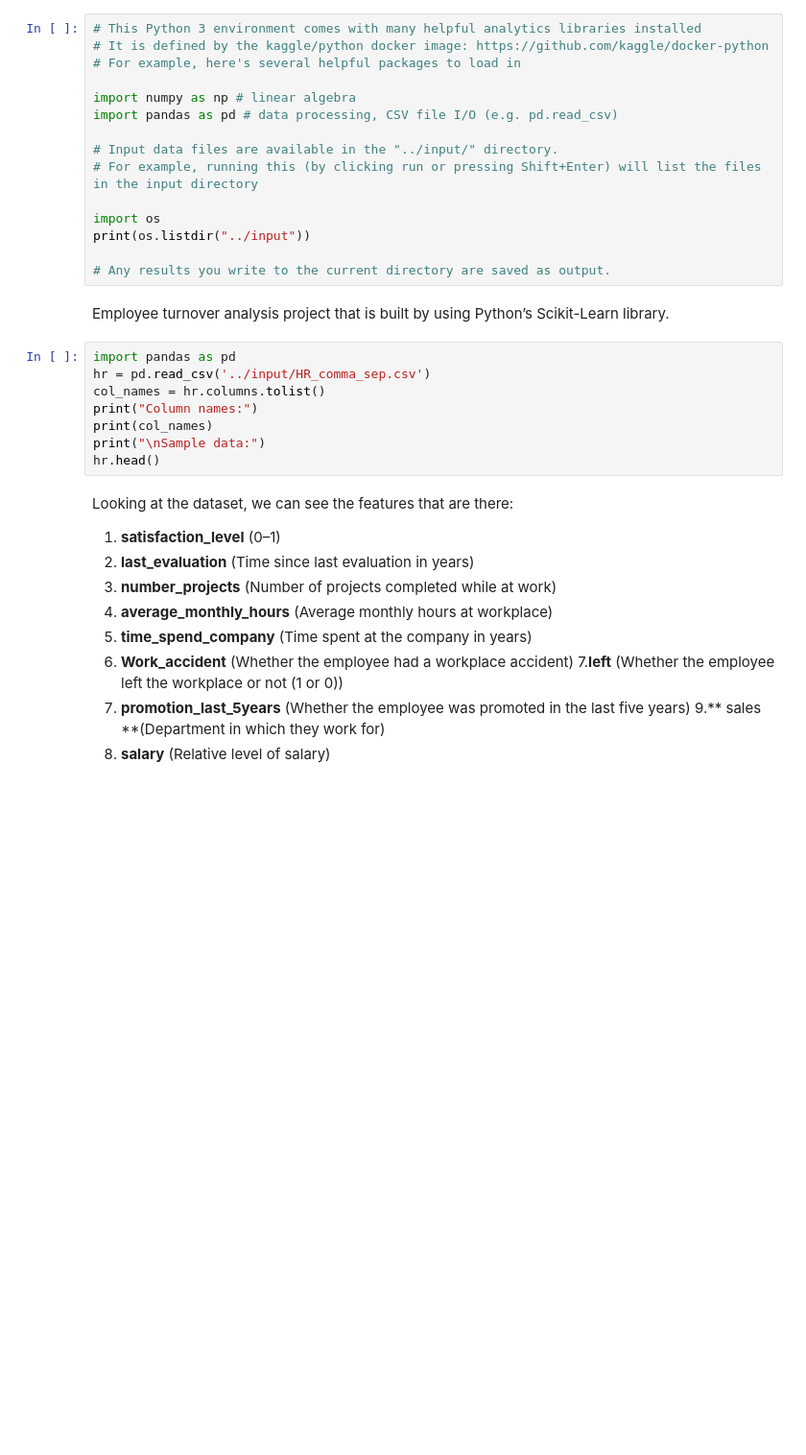
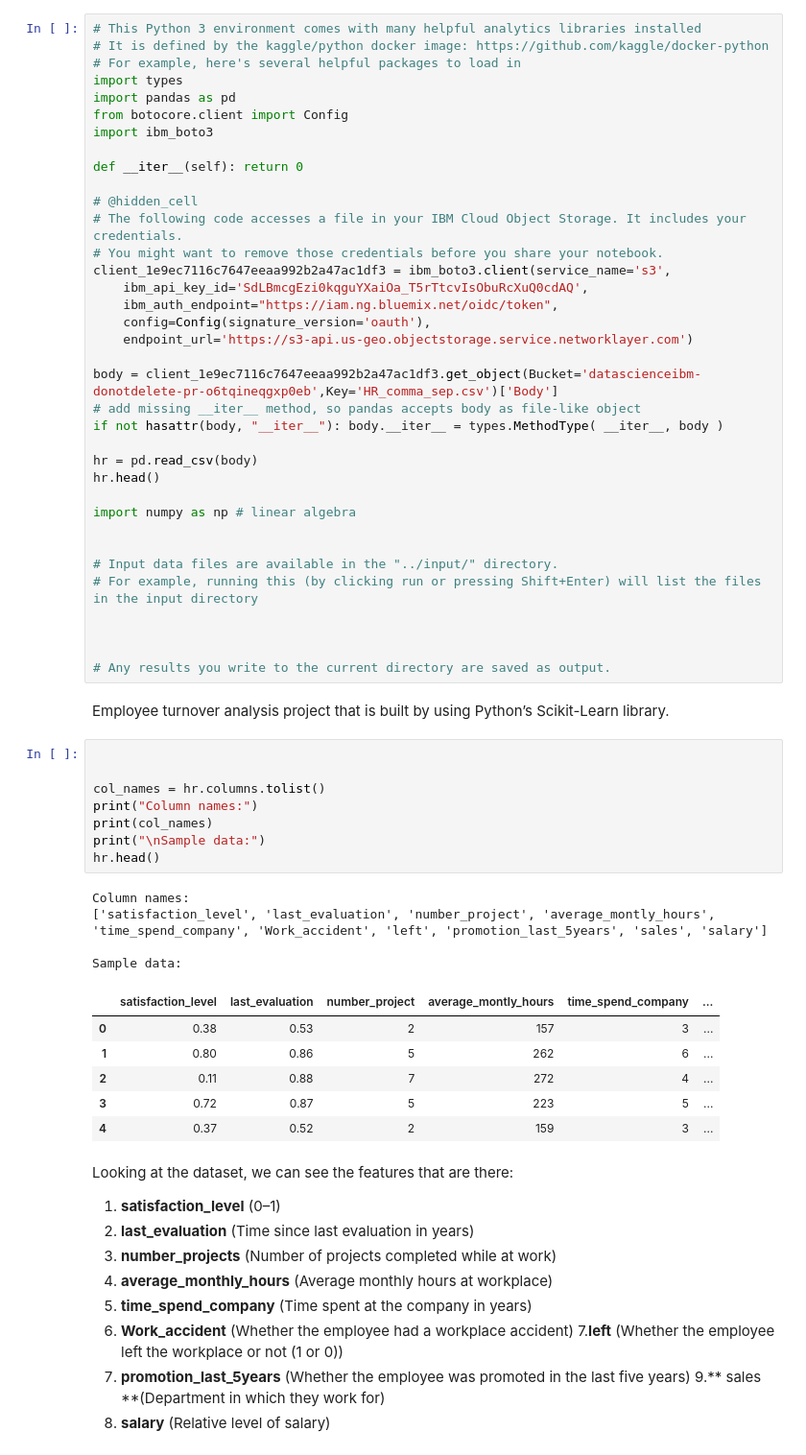
Before and after one commit to Rajdeep1231/Employee-turnover-using-ML, a Jupyter notebook: Employee Turnover using ML.ipynb, the cells around one changed output. Shown: that part at 96% size. Cells and saved outputs as stored; diff of their text form; blank space fills up the shorter version.

```diff
--- a/Employee Turnover using ML.ipynb
+++ b/Employee Turnover using ML.ipynb
@@ -2,27 +2,59 @@
 # This Python 3 environment comes with many helpful analytics libraries installed
 # It is defined by the kaggle/python docker image: https://github.com/kaggle/docker-python
 # For example, here's several helpful packages to load in
+import types
+import pandas as pd
+from botocore.client import Config
+import ibm_boto3
+
+def __iter__(self): return 0
+
+# @hidden_cell
+# The following code accesses a file in your IBM Cloud Object Storage. It includes your credentials.
+# You might want to remove those credentials before you share your notebook.
+client_1e9ec7116c7647eeaa992b2a47ac1df3 = ibm_boto3.client(service_name='s3',
+    ibm_api_key_id='SdLBmcgEzi0kqguYXaiOa_T5rTtcvIsObuRcXuQ0cdAQ',
+    ibm_auth_endpoint="https://iam.ng.bluemix.net/oidc/token",
+    config=Config(signature_version='oauth'),
+    endpoint_url='https://s3-api.us-geo.objectstorage.service.networklayer.com')
+
+body = client_1e9ec7116c7647eeaa992b2a47ac1df3.get_object(Bucket='datascienceibm-donotdelete-pr-o6tqineqgxp0eb',Key='HR_comma_sep.csv')['Body']
+# add missing __iter__ method, so pandas accepts body as file-like object
+if not hasattr(body, "__iter__"): body.__iter__ = types.MethodType( __iter__, body )
+
+hr = pd.read_csv(body)
+hr.head()
 
 import numpy as np # linear algebra
-import pandas as pd # data processing, CSV file I/O (e.g. pd.read_csv)
+
 
 # Input data files are available in the "../input/" directory.
 # For example, running this (by clicking run or pressing Shift+Enter) will list the files in the input directory
 
-import os
-print(os.listdir("../input"))
+
 
 # Any results you write to the current directory are saved as output.
 # %% [markdown]
 Employee turnover analysis project that is built by using Python’s Scikit-Learn library.
 # %%
-import pandas as pd
-hr = pd.read_csv('../input/HR_comma_sep.csv')
+
+
 col_names = hr.columns.tolist()
 print("Column names:")
 print(col_names)
 print("\nSample data:")
 hr.head()
+# %% [output]
+Column names:
+['satisfaction_level', 'last_evaluation', 'number_project', 'average_montly_hours', 'time_spend_company', 'Work_accident', 'left', 'promotion_last_5years', 'sales', 'salary']
+
+Sample data:
+|  | satisfaction_level | last_evaluation | number_project | average_montly_hours | time_spend_company | ... |
+| 0 | 0.38 | 0.53 | 2 | 157 | 3 | ... |
+| 1 | 0.80 | 0.86 | 5 | 262 | 6 | ... |
+| 2 | 0.11 | 0.88 | 7 | 272 | 4 | ... |
+| 3 | 0.72 | 0.87 | 5 | 223 | 5 | ... |
+| 4 | 0.37 | 0.52 | 2 | 159 | 3 | ... |
 # %% [markdown]
 Looking at the dataset, we can see the features that are there:
 
```
Also changed, not shown: parts of 21 cells of this notebook.
